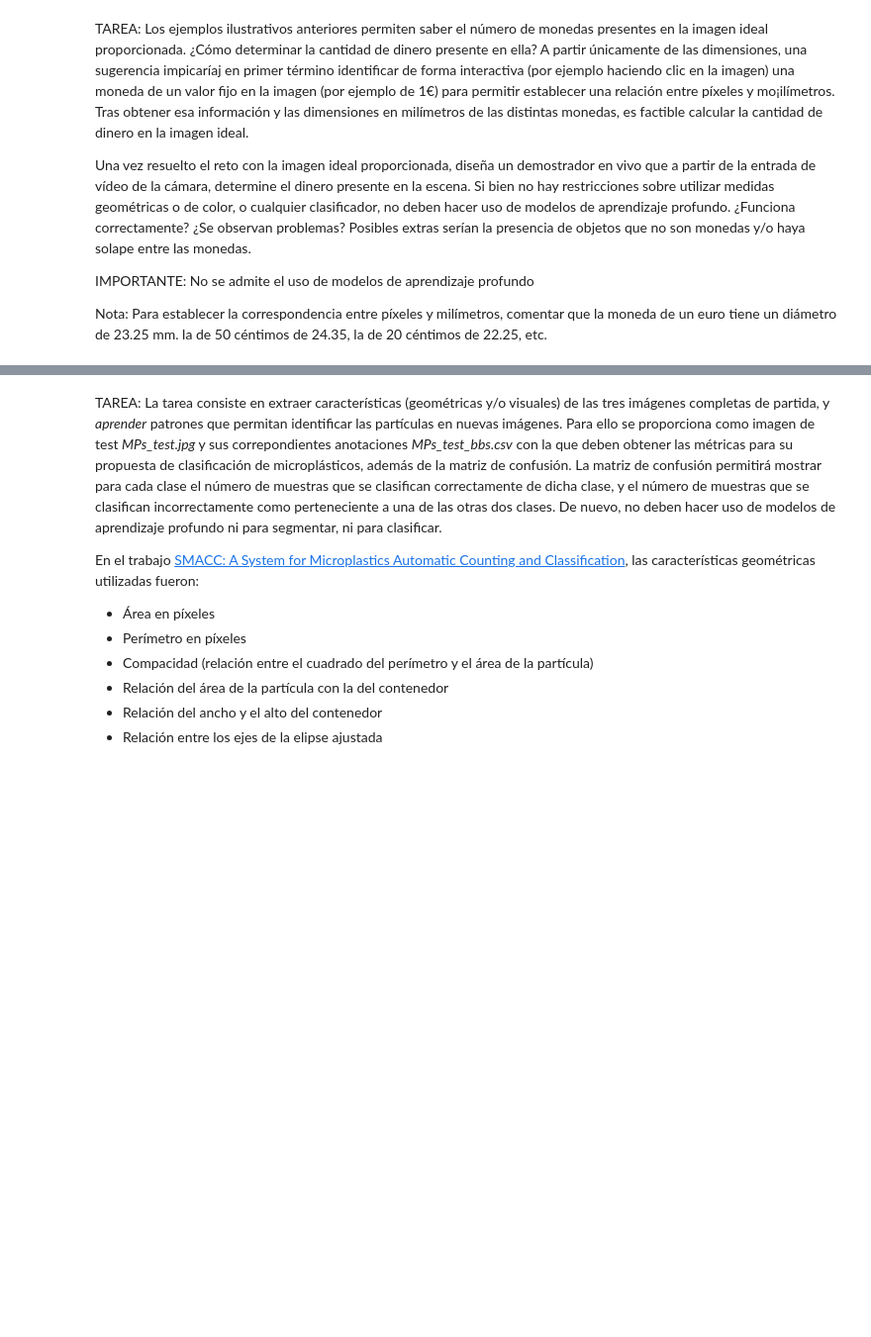
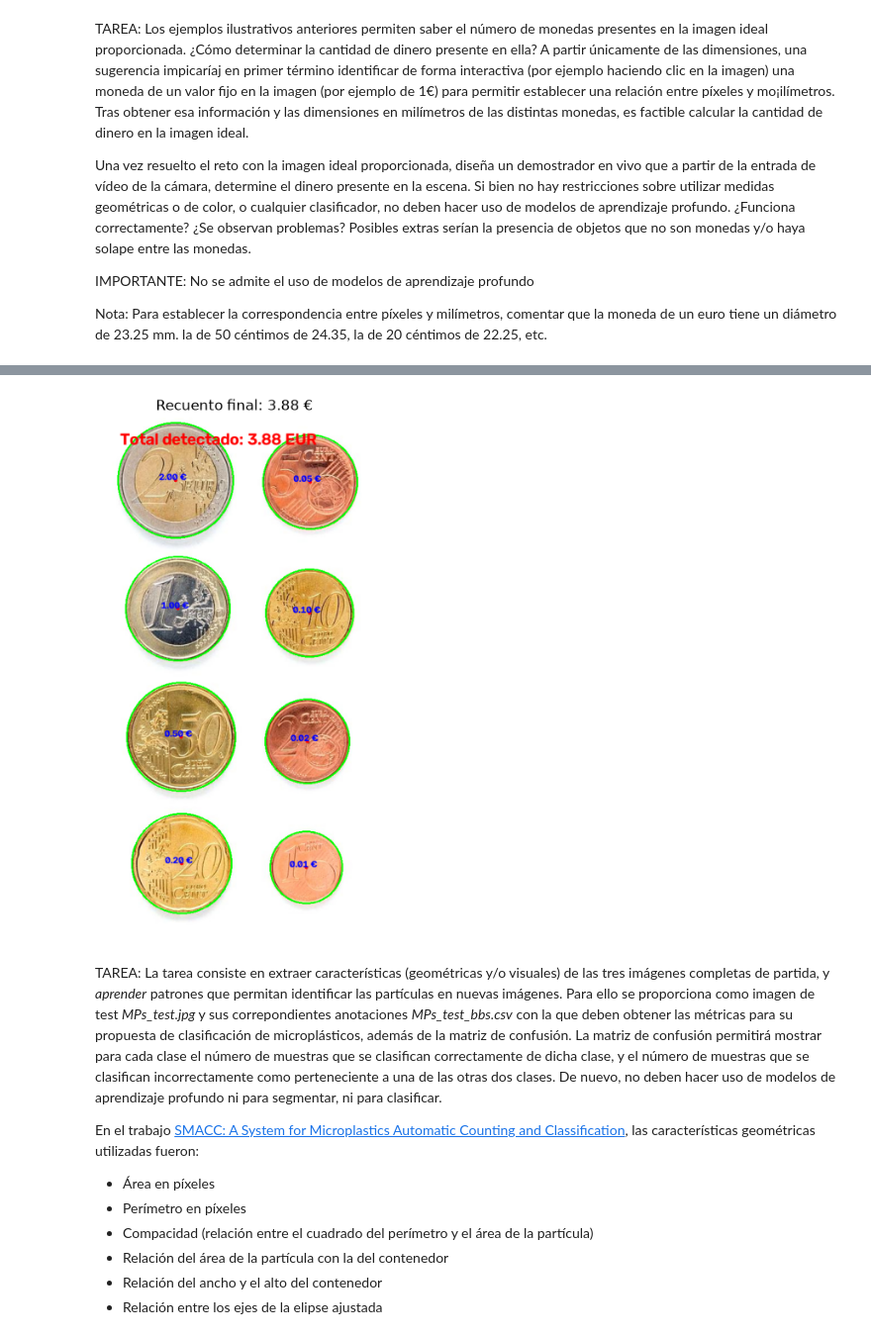
Before and after one commit to Nicogameps5/P3-VC, a Jupyter notebook: VC_P3.ipynb, the cells around one changed output, grey strips where cells are left out. Shown at 99% size. Saved outputs shown, nothing was run; the diff lists cells and outputs as text; code cells hidden in the pictures; blank space fills up the shorter version.

```diff
--- a/VC_P3.ipynb
+++ b/VC_P3.ipynb
@@ -8,3 +8,102 @@ Posibles extras serían la presencia de objetos que no son monedas y/o haya sola
 IMPORTANTE: No se admite el uso de modelos de aprendizaje profundo
 
 Nota: Para establecer la correspondencia entre píxeles y milímetros, comentar que la moneda de un euro tiene un diámetro de 23.25 mm. la de 50 céntimos de 24.35, la de 20 céntimos de 22.25, etc.
+# %%
+import cv2
+import numpy as np
+import matplotlib.pyplot as plt
+
+# Tabla de diámetros de cada moneda en milímetros
+DIAMETROS_MONEDAS = {
+    "2.00 €": 25.75,
+    "0.50 €": 24.35,
+    "1.00 €": 23.25,
+    "0.20 €": 22.25,
+    "0.05 €": 21.25,
+    "0.10 €": 19.75,
+    "0.02 €": 18.75,
+    "0.01 €": 16.25
+}
+
+VALORES_NUMERICOS = {
+    "2.00 €": 2.00, "0.50 €": 0.50, "1.00 €": 1.00, "0.20 €": 0.20,
+    "0.05 €": 0.05, "0.10 €": 0.10, "0.02 €": 0.02, "0.01 €": 0.01
+}
+
+# Cargar imagen
+img = cv2.imread('Monedas.jpg')
+gris = cv2.cvtColor(img, cv2.COLOR_BGR2GRAY)
+suavizada = cv2.medianBlur(gris, 7)
+
+# Al ser fondo blanco se invierte para tener las monedas en blanco
+_, th = cv2.threshold(suavizada, 200, 255, cv2.THRESH_BINARY_INV)
+
+# Localizar contornos exteriores
+contornos, _ = cv2.findContours(th, cv2.RETR_EXTERNAL, cv2.CHAIN_APPROX_SIMPLE)
+
+monedas = []
+for c in contornos:
+    if cv2.contourArea(c) > 500:  # Filtro mínimo de área
+        (cx, cy), radio = cv2.minEnclosingCircle(c)
+        monedas.append({'centro': (int(cx), int(cy)), 'radio_px': radio})
+
+# Selección interactiva de la moneda de referencia (1 Euro = 23.25 mm)
+click_pos = None
+
+def click_callback(event, x, y, flags, param):
+    global click_pos
+    if event == cv2.EVENT_LBUTTONDOWN:
+        click_pos = (x, y)
+
+cv2.namedWindow('Calibracion: Haz clic en la moneda de 1 Euro')
+cv2.setMouseCallback('Calibracion: Haz clic en la moneda de 1 Euro', click_callback)
+
+img_calib = img.copy()
+for m in monedas:
+    cv2.circle(img_calib, m['centro'], int(m['radio_px']), (0, 255, 0), 2)
+
+print("Haz clic izquierdo sobre la moneda de 1 Euro en la ventana")
+while click_pos is None:
+    cv2.imshow('Calibracion: Haz clic en la moneda de 1 Euro', img_calib)
+    if cv2.waitKey(20) != -1:
+        break
+cv2.destroyAllWindows()
+
+# Calcular escala píxeles/mm a partir de la moneda seleccionada
+if click_pos is not None:
+    # Buscar la moneda cuyo centro esté más próximo al punto de clic
+    distancias = [np.hypot(m['centro'][0] - click_pos[0], m['centro'][1] - click_pos[1]) for m in monedas]
+    idx_ref = int(np.argmin(distancias))
+    radio_ref_px = monedas[idx_ref]['radio_px']
+
+    mm_por_pixel = 23.25 / (2 * radio_ref_px)
+    print(f"Calibración completada: {mm_por_pixel:.4f} mm/píxel (Radio ref: {radio_ref_px:.1f} px)")
+
+    # Clasificar todas las monedas y sumar el dinero total
+    total_dinero = 0.0
+    img_resultado = img.copy()
+
+    for m in monedas:
+        diametro_mm = (2 * m['radio_px']) * mm_por_pixel
+
+        # Encontrar la moneda del catálogo con diámetro más cercano
+        nombre_moneda = min(DIAMETROS_MONEDAS.keys(), key=lambda k: abs(DIAMETROS_MONEDAS[k] - diametro_mm))
+        valor = VALORES_NUMERICOS[nombre_moneda]
+        total_dinero += valor
+
+        # Marcar sobre la imagen
+        cx, cy = m['centro']
+        cv2.circle(img_resultado, (cx, cy), int(m['radio_px']), (0, 255, 0), 2)
+        cv2.circle(img_resultado, (cx, cy), 3, (0, 0, 255), -1)
+        cv2.putText(img_resultado, f"{nombre_moneda}", (cx - 30, cy),
+                    cv2.FONT_HERSHEY_SIMPLEX, 0.55, (255, 0, 0), 2)
+
+    cv2.putText(img_resultado, f"Total detectado: {total_dinero:.2f} EUR", (30, 50),
+                cv2.FONT_HERSHEY_SIMPLEX, 1.0, (0, 0, 255), 3)
+
+    plt.figure(figsize=(10, 8))
+    plt.imshow(cv2.cvtColor(img_resultado, cv2.COLOR_BGR2RGB))
+    plt.title(f"Recuento final: {total_dinero:.2f} €")
+    plt.axis('off')
+    plt.show()
+# %% [output]
@@ -11,3 +112,4 @@ Nota: Para establecer la correspondencia entre píxeles y milímetros, comentar
+[figure, added]
 # %% [markdown]
 TAREA: La tarea consiste en extraer características (geométricas y/o visuales) de las tres imágenes completas de partida, y *aprender* patrones que permitan identificar las partículas en nuevas imágenes. Para ello se proporciona como imagen de test *MPs_test.jpg* y sus correpondientes anotaciones *MPs_test_bbs.csv* con la que deben obtener las métricas para su propuesta de clasificación de microplásticos, además de la matriz de confusión. La matriz de confusión permitirá mostrar para cada clase el número de muestras que se clasifican correctamente de dicha clase, y el número de muestras que se clasifican incorrectamente como perteneciente a una de las otras dos clases. De nuevo, no deben hacer uso de modelos de aprendizaje profundo ni para segmentar, ni para clasificar.
 
```
Also changed, not shown: parts of 1 cell of this notebook, 1 other file.
